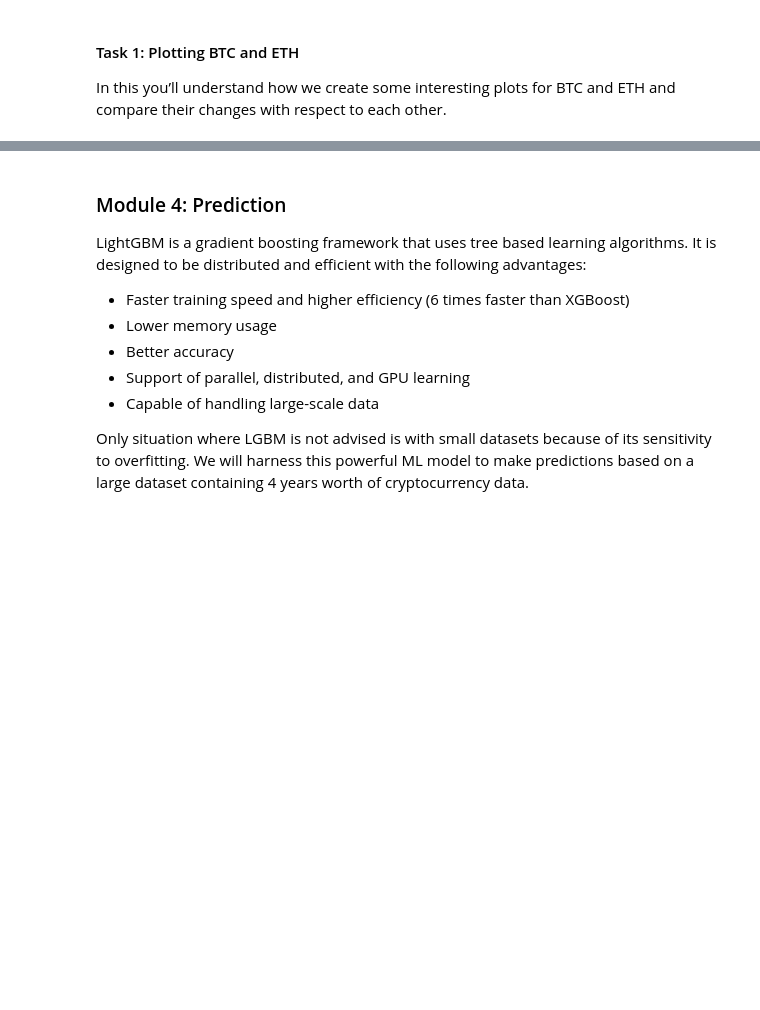
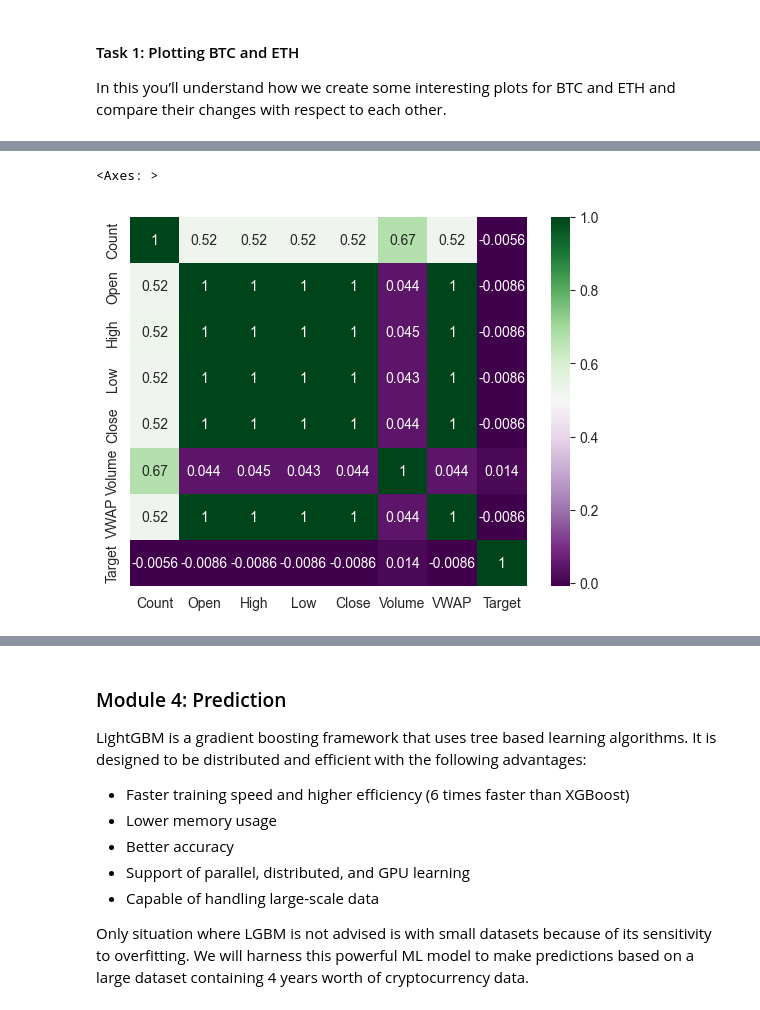
Before and after one commit to amithvardhan99/drivendata, a Jupyter notebook: Crypto Forecasting Model For Market Data 2018 - 2021/notebook_new.ipynb, the cells around one changed output, grey strips where cells are left out. Saved outputs shown, nothing was run; the diff lists cells and outputs as text; code cells hidden in the pictures; blank space fills up the shorter version.

```diff
--- a/Crypto Forecasting Model For Market Data 2018 - 2021/notebook_new.ipynb
+++ b/Crypto Forecasting Model For Market Data 2018 - 2021/notebook_new.ipynb
@@ -199,0 +271,5 @@ In this you’ll understand how we will plot coin correlation of all 14 coins fo
+# %%
+sns.heatmap(eth_corr,annot=True,cmap="PRGn")
+# %% [output]
+<Axes: >
+[figure, added]
```
Also changed, not shown: parts of 13 cells of this notebook.
